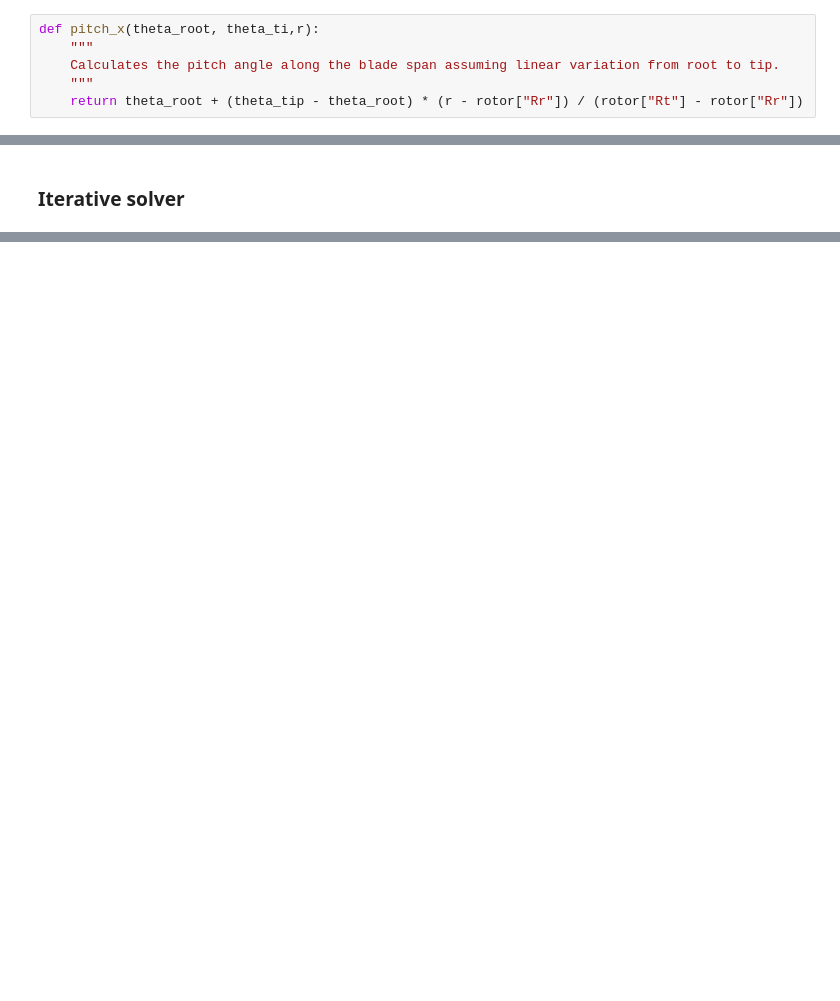
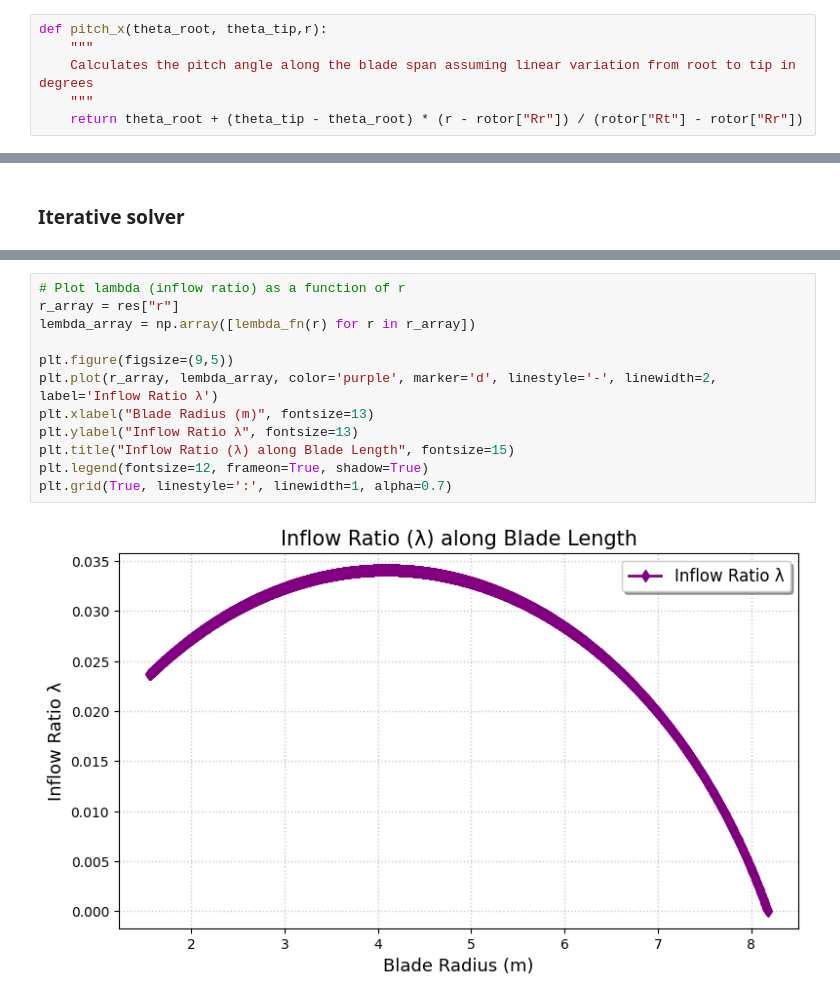
Before and after one commit to chaitanyakeshri/Rotary_Aerodynamics, a Jupyter notebook: Flight_Performance_Estimator.ipynb, the cells around one changed output, grey strips where cells are left out. Saved outputs shown, nothing was run; the diff lists cells and outputs as text; blank space fills up the shorter version.

```diff
--- a/Flight_Performance_Estimator.ipynb
+++ b/Flight_Performance_Estimator.ipynb
@@ -152,8 +153,8 @@ def chord_r(root_chord, tip_chord, r):
     """
     return root_chord + (tip_chord - root_chord) * (r - rotor["Rr"]) / (rotor["Rt"] - rotor["Rr"])
 # %%
-def pitch_x(theta_root, theta_ti,r):
+def pitch_x(theta_root, theta_tip,r):
     """
-    Calculates the pitch angle along the blade span assuming linear variation from root to tip.
+    Calculates the pitch angle along the blade span assuming linear variation from root to tip in degrees
     """
     return theta_root + (theta_tip - theta_root) * (r - rotor["Rr"]) / (rotor["Rt"] - rotor["Rr"])
@@ -404,0 +624,14 @@ print("History (T by refinement):", res["history"])
+# %%
+# Plot lambda (inflow ratio) as a function of r
+r_array = res["r"]
+lembda_array = np.array([lembda_fn(r) for r in r_array])
+
+plt.figure(figsize=(9,5))
+plt.plot(r_array, lembda_array, color='purple', marker='d', linestyle='-', linewidth=2, label='Inflow Ratio λ')
+plt.xlabel("Blade Radius (m)", fontsize=13)
+plt.ylabel("Inflow Ratio λ", fontsize=13)
+plt.title("Inflow Ratio (λ) along Blade Length", fontsize=15)
+plt.legend(fontsize=12, frameon=True, shadow=True)
+plt.grid(True, linestyle=':', linewidth=1, alpha=0.7)
+# %% [output]
+[figure, added]
```
Also changed, not shown: parts of 17 cells of this notebook.
